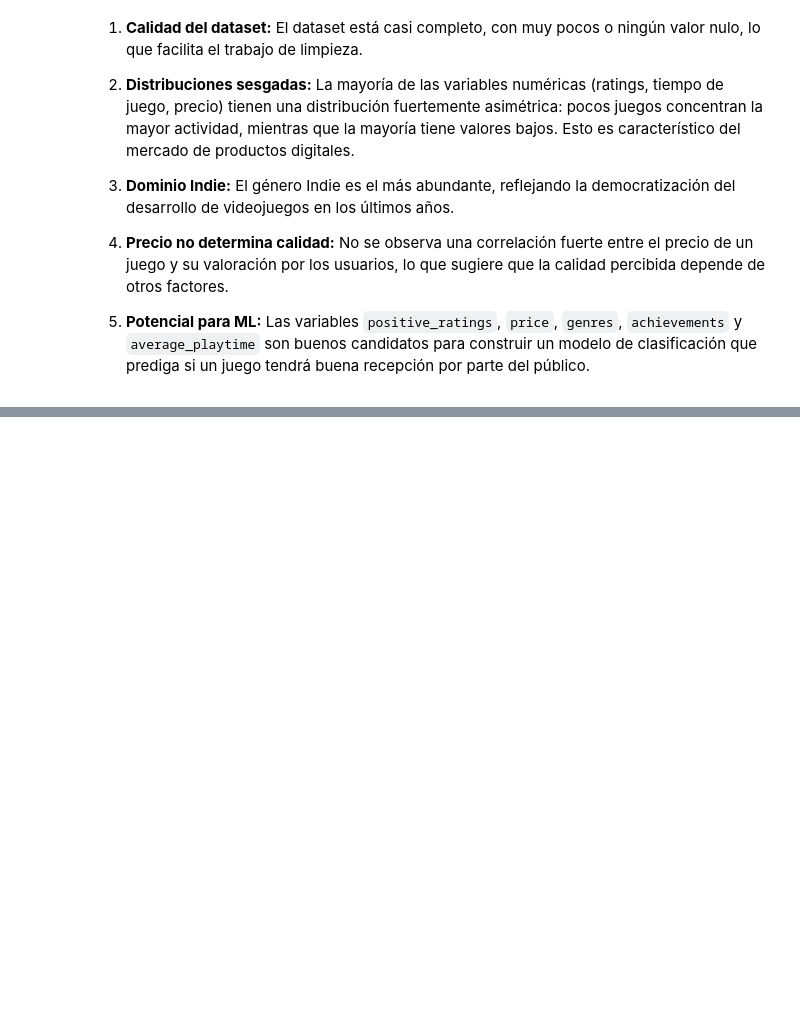
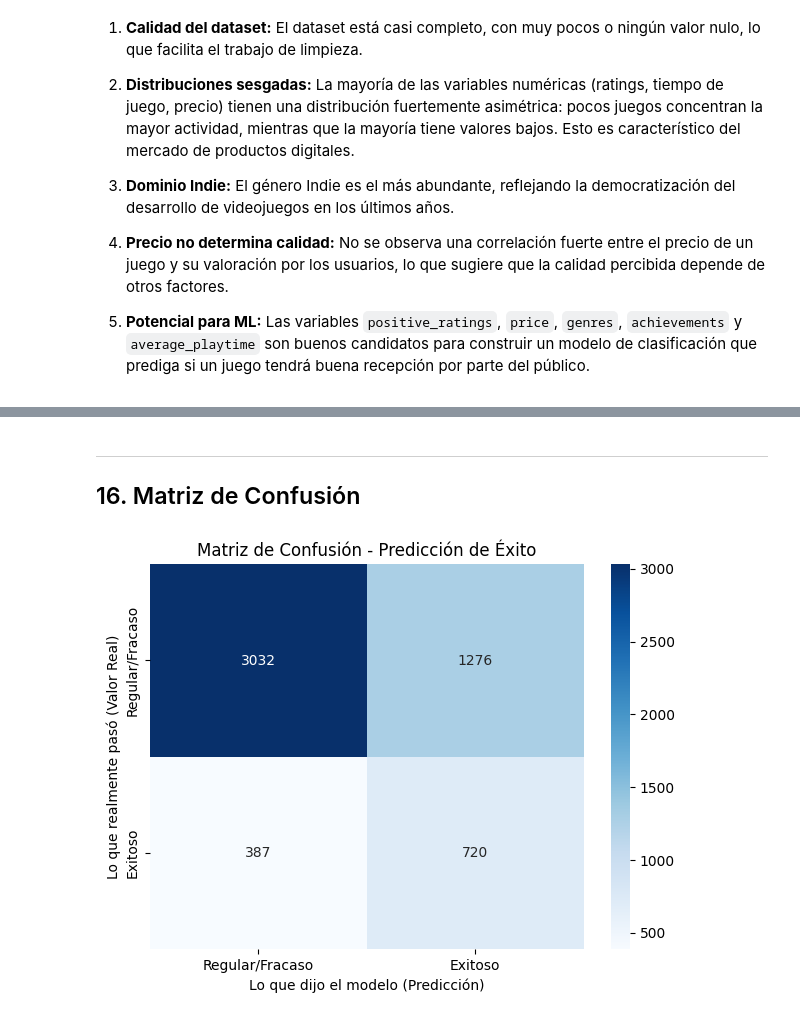
Before and after one commit to josvalverde/MineriaDatos-Proyecto, a Jupyter notebook: MineriaSteam.ipynb, the cells around one changed output, grey strips where cells are left out. Drawn from its saved outputs; the diff is of its cells as text; code cells hidden in the pictures; blank space fills up the shorter version.

```diff
--- a/MineriaSteam.ipynb
+++ b/MineriaSteam.ipynb
@@ -444,0 +562,8 @@ Del análisis exploratorio del dataset de Steam Games se pueden extraer las sigu
+# %%
+# Entrenamos el modelo.
+# Importante: Limitamos la profundidad (max_depth) para evitar el sobreajuste.
+arbol = DecisionTreeClassifier(max_depth=4, criterion='gini', random_state=42)
+arbol.fit(X_train, y_train)
+
+# Predicciones
+y_pred = arbol.predict(X_test)
@@ -444,0 +595,11 @@ Del análisis exploratorio del dataset de Steam Games se pueden extraer las sigu
+# %%
+# Reentrenamos el árbol utilizando el parámetro 'class_weight'
+# Esto penaliza más los errores cometidos al clasificar la clase minoritaria (los juegos exitosos)
+arbol_balanceado = DecisionTreeClassifier(max_depth=4, criterion='gini', class_weight='balanced', random_state=42)
+arbol_balanceado.fit(X_train, y_train)
+
+# Nuevas predicciones
+y_pred_bal = arbol_balanceado.predict(X_test)
+
+print("--- Nuevo Reporte de Clasificación (Árbol Balanceado) ---")
+print(classification_report(y_test, y_pred_bal))
@@ -444,0 +620,22 @@ Del análisis exploratorio del dataset de Steam Games se pueden extraer las sigu
+# %% [markdown]
+---
+## 16. Matriz de Confusión
+# %%
+import matplotlib.pyplot as plt
+import seaborn as sns
+from sklearn.metrics import confusion_matrix
+
+# Calculamos la matriz
+cm = confusion_matrix(y_test, y_pred_bal)
+
+# Graficamos con Seaborn
+plt.figure(figsize=(7, 5))
+sns.heatmap(cm, annot=True, fmt='d', cmap='Blues',
+            xticklabels=['Regular/Fracaso', 'Exitoso'],
+            yticklabels=['Regular/Fracaso', 'Exitoso'])
+plt.ylabel('Lo que realmente pasó (Valor Real)')
+plt.xlabel('Lo que dijo el modelo (Predicción)')
+plt.title('Matriz de Confusión - Predicción de Éxito')
+plt.show()
+# %% [output]
+[figure, added]
```
Also changed, not shown: parts of 22 cells of this notebook.
